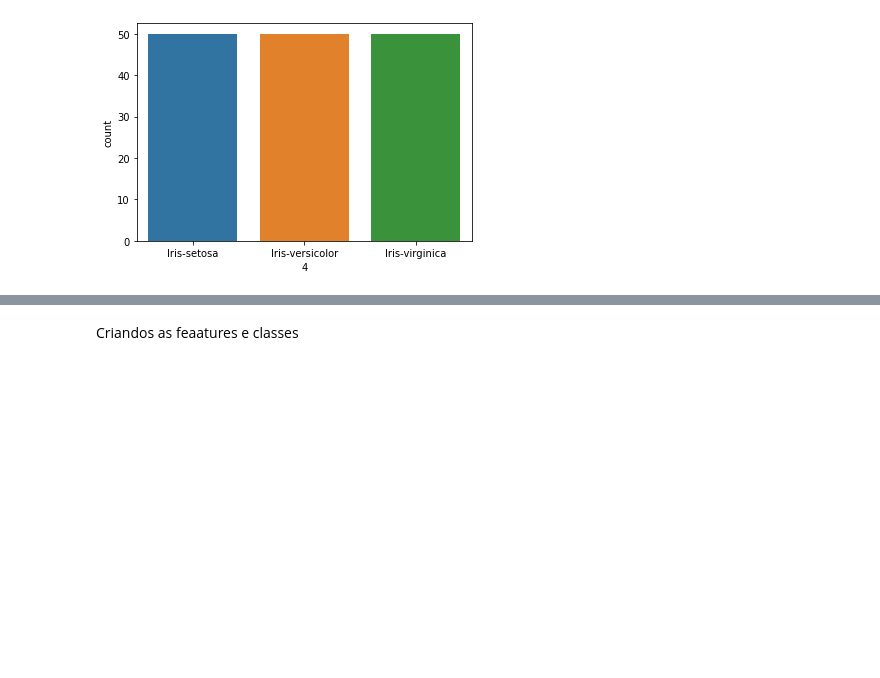
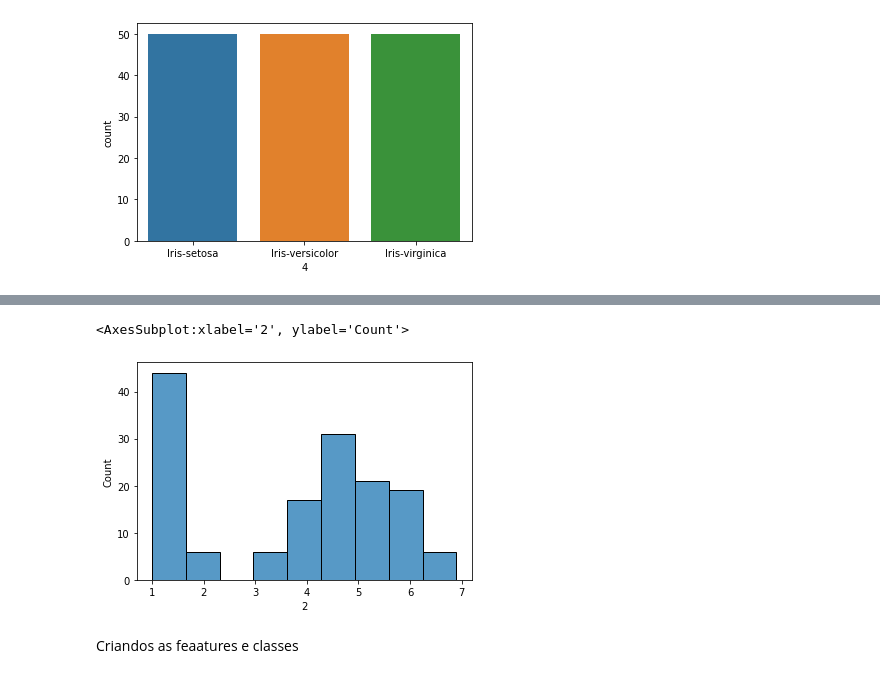
Before and after one commit to xkayo29/analise-dataset-iris, a Jupyter notebook: main.ipynb, the cells around one changed output, grey strips where cells are left out. Saved outputs shown, nothing was run; the diff lists cells and outputs as text; code cells hidden in the pictures; blank space fills up the shorter version.

```diff
--- a/main.ipynb
+++ b/main.ipynb
@@ -19,3 +30,8 @@ sns.countplot(x=4, data=dataset);
+# %%
+sns.histplot(data=dataset[2])
+# %% [output]
+<AxesSubplot:xlabel='2', ylabel='Count'>
+[figure, added]
 # %% [markdown]
 Criandos as feaatures e classes
 # %%
```
Also changed, not shown: parts of 3 cells of this notebook.
